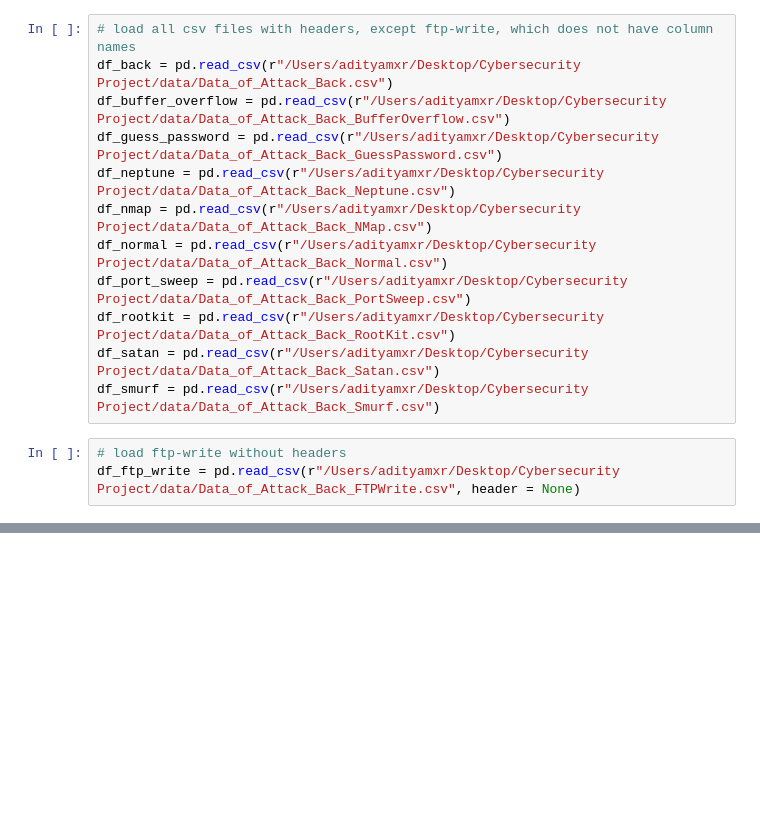
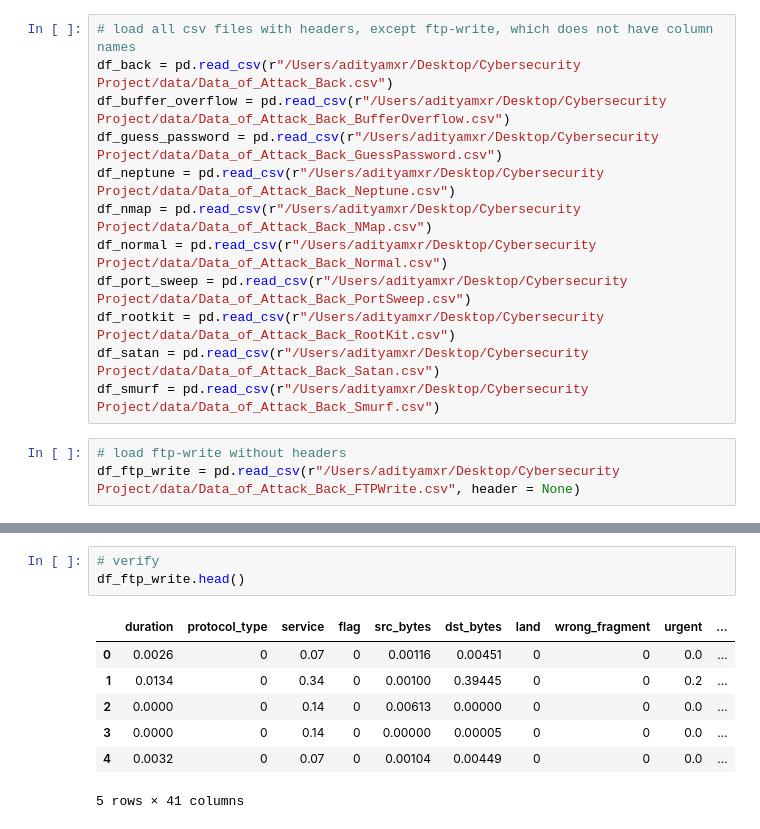
Before and after one commit to moraditya/network-intrusion-detection-system-XGBoost, a Jupyter notebook: models/network-intrusion-system-XGBoost.ipynb, the cells around one changed output, grey strips where cells are left out. Saved outputs shown, nothing was run; the diff lists cells and outputs as text; blank space fills up the shorter version.

```diff
--- a/models/network-intrusion-system-XGBoost.ipynb
+++ b/models/network-intrusion-system-XGBoost.ipynb
@@ -26,0 +42,11 @@ df_ftp_write = pd.read_csv(r"/Users/adityamxr/Desktop/Cybersecurity Project/data
+# %%
+# verify
+df_ftp_write.head()
+# %% [output]
+|  | duration | protocol_type | service | flag | src_bytes | dst_bytes | land | wrong_fragment | urgent | ... |
+| 0 | 0.0026 | 0 | 0.07 | 0 | 0.00116 | 0.00451 | 0 | 0 | 0.0 | ... |
+| 1 | 0.0134 | 0 | 0.34 | 0 | 0.00100 | 0.39445 | 0 | 0 | 0.2 | ... |
+| 2 | 0.0000 | 0 | 0.14 | 0 | 0.00613 | 0.00000 | 0 | 0 | 0.0 | ... |
+| 3 | 0.0000 | 0 | 0.14 | 0 | 0.00000 | 0.00005 | 0 | 0 | 0.0 | ... |
+| 4 | 0.0032 | 0 | 0.07 | 0 | 0.00104 | 0.00449 | 0 | 0 | 0.0 | ... |
+5 rows × 41 columns
```
Also changed, not shown: parts of 8 cells of this notebook.
